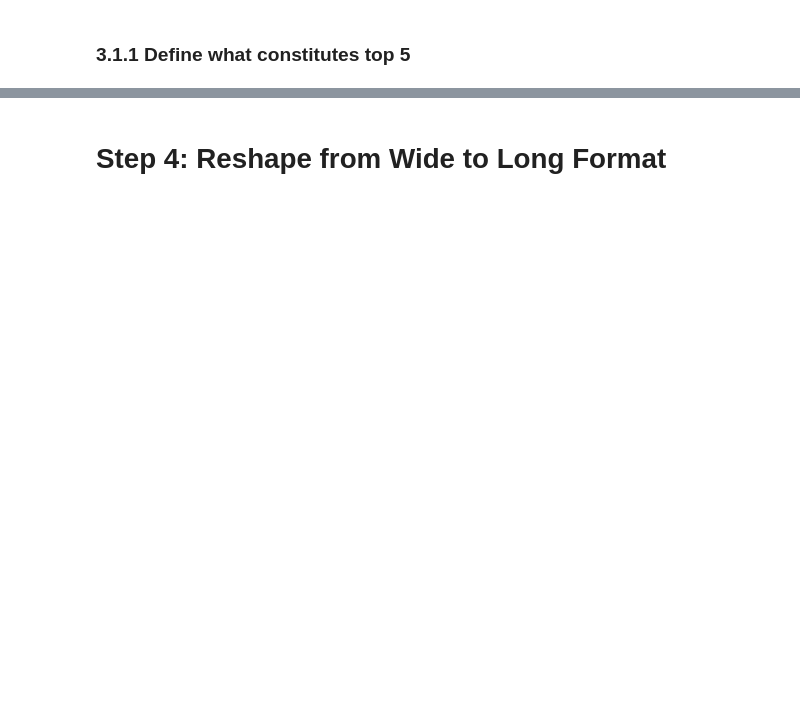
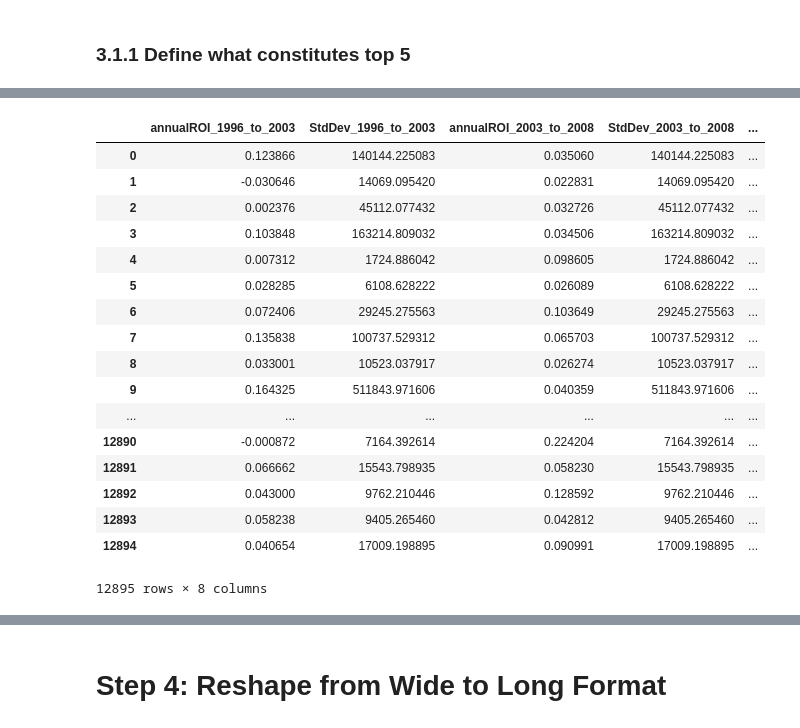
Before and after one commit to jsavory-94/dsc-mod-4-project-online-ds-pt-021119, a Jupyter notebook: mod_4_starter_notebook.ipynb, the cells around one changed output, grey strips where cells are left out. Cells and saved outputs as stored; diff of their text form; code cells hidden in the pictures; blank space fills up the shorter version.

```diff
--- a/mod_4_starter_notebook.ipynb
+++ b/mod_4_starter_notebook.ipynb
@@ -140,3 +131,11 @@ date_cols.head()
+# %%
+date_cols = zillow_df.iloc[:,7:]
+date_cols.head()
+
+yrs_2013_to_2018_df = date_cols.loc[:,'2013-04':'2018-04']
+yrs_2008_to_2013_df = date_cols.loc[:,'2008-03':'2013-03']
+yrs_2003_to_2008_df = date_cols.loc[:,'2003-02':'2008-02']
+yrs_1996_to_2003_df = date_cols.loc[:,'1996-04':'2003-01']
 # %% [markdown]
 ### 3.1.1 Define what constitutes top 5
 # %%
@@ -189,0 +173,19 @@ See the caveats in the documentation: http://pandas.pydata.org/pandas-docs/stabl
+# %%
+def get_stdev(df):
+    master_list = []
+
+    i = 0
+
+    while i < df.shape[0]:
+        row_vals = statistics.stdev(df.iloc[i].values)
+        #print(row_vals)
+        master_list.append(row_vals)
+        i+=1
+
+    return master_list
+
+stdev_2013_to_2018 = get_stdev(yrs_2013_to_2018_df)
+stdev_2008_to_2013 = get_stdev(yrs_2008_to_2013_df)
+stdev_2003_to_2008 = get_stdev(yrs_2003_to_2008_df)
+stdev_1996_to_2003 = get_stdev(yrs_1996_to_2003_df)
+stdev_1996_to_2003
@@ -189,0 +210,24 @@ See the caveats in the documentation: http://pandas.pydata.org/pandas-docs/stabl
+# %%
+ROI_and_stddev_data = {'annualROI_1996_to_2003': annualROI_1996to2003, 'StdDev_1996_to_2003': stdev_1996_to_2003,'annualROI_2003_to_2008': annualROI_2003to2008, 'StdDev_2003_to_2008': stdev_1996_to_2003, 'annualROI_2008_to_2013':annualROI_2008to2013, 'StdDev_2008_to_2013':stdev_2008_to_2013, 'annualROI_2013_to_2018':annualROI_2013to2018, 'StdDev_2013_to_2018':stdev_2013_to_2018}
+ROI_stddev_df = pd.DataFrame(ROI_and_stddev_data)
+
+ROI_stddev_df
+# %% [output]
+|  | annualROI_1996_to_2003 | StdDev_1996_to_2003 | annualROI_2003_to_2008 | StdDev_2003_to_2008 | ... |
+| 0 | 0.123866 | 140144.225083 | 0.035060 | 140144.225083 | ... |
+| 1 | -0.030646 | 14069.095420 | 0.022831 | 14069.095420 | ... |
+| 2 | 0.002376 | 45112.077432 | 0.032726 | 45112.077432 | ... |
+| 3 | 0.103848 | 163214.809032 | 0.034506 | 163214.809032 | ... |
+| 4 | 0.007312 | 1724.886042 | 0.098605 | 1724.886042 | ... |
+| 5 | 0.028285 | 6108.628222 | 0.026089 | 6108.628222 | ... |
+| 6 | 0.072406 | 29245.275563 | 0.103649 | 29245.275563 | ... |
+| 7 | 0.135838 | 100737.529312 | 0.065703 | 100737.529312 | ... |
+| 8 | 0.033001 | 10523.037917 | 0.026274 | 10523.037917 | ... |
+| 9 | 0.164325 | 511843.971606 | 0.040359 | 511843.971606 | ... |
+| ... | ... | ... | ... | ... | ... |
+| 12890 | -0.000872 | 7164.392614 | 0.224204 | 7164.392614 | ... |
+| 12891 | 0.066662 | 15543.798935 | 0.058230 | 15543.798935 | ... |
+| 12892 | 0.043000 | 9762.210446 | 0.128592 | 9762.210446 | ... |
+| 12893 | 0.058238 | 9405.265460 | 0.042812 | 9405.265460 | ... |
+| 12894 | 0.040654 | 17009.198895 | 0.090991 | 17009.198895 | ... |
+12895 rows × 8 columns
```
Also changed, not shown: parts of 16 cells of this notebook.
